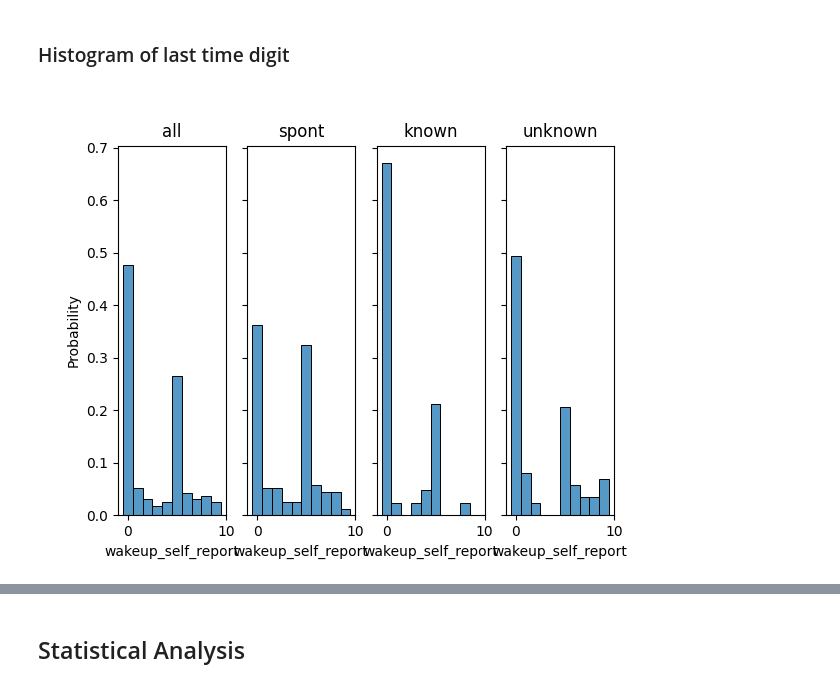
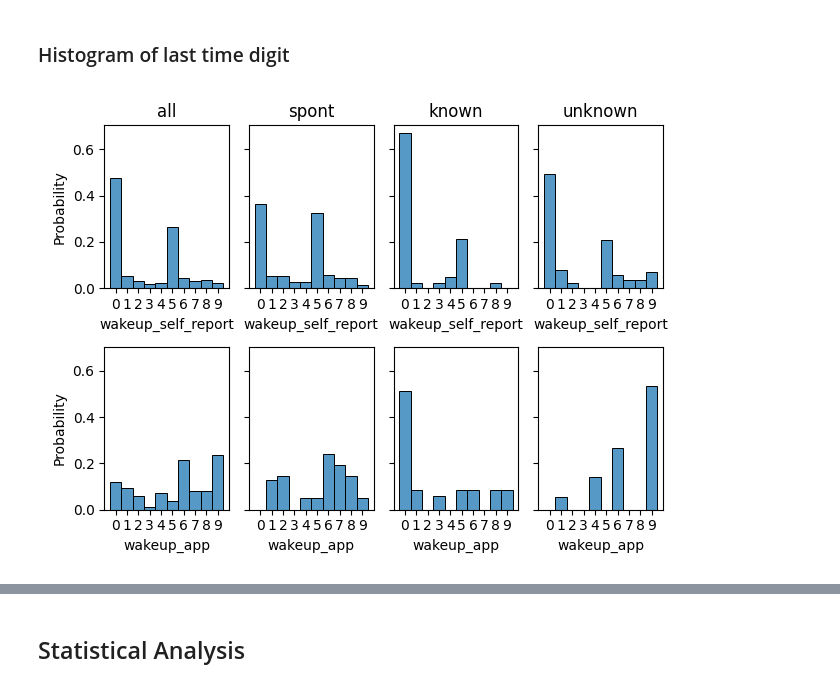
Before and after one commit to mad-lab-fau/carwatch-analysis, a Jupyter notebook: notebooks/analysis/App_Analysis.ipynb, the cells around one changed output, grey strips where cells are left out. Drawn from its saved outputs; the diff is of its cells as text; code cells hidden in the pictures.

Commit message:
added new plots

```diff
--- a/notebooks/analysis/App_Analysis.ipynb
+++ b/notebooks/analysis/App_Analysis.ipynb
@@ -114,11 +117,26 @@ spont_app = pd.to_timedelta(spont_app).apply(lambda x: x.seconds / 60 % 10)
 known_alarm_app = pd.to_timedelta(known_alarm_app).apply(lambda x: x.seconds / 60 % 10)
 unknown_alarm_app = pd.to_timedelta(unknown_alarm_app).apply(lambda x: x.seconds / 60 % 10)
 # %%
-fig, (ax0, ax1, ax2, ax3) = plt.subplots(1, 4, sharey = True)
-sns.histplot(all_sr,stat="probability", bins=10, binrange=[0,9], discrete=True, ax=ax0).set_title('all')
-sns.histplot(spont,stat="probability", bins=10, binrange=[0,9], discrete=True, ax=ax1).set_title('spont')
-sns.histplot(known_alarm,stat="probability", bins=10, binrange=[0,9], discrete=True, ax=ax2).set_title('known')
-sns.histplot(unknown_alarm,stat="probability", bins=10, binrange=[0,9], discrete=True, ax=ax3).set_title('unknown')
+fig, (axs0,axs1) = plt.subplots(2, 4, sharey = True)
+
+
+for ax in axs0:
+    ax.set_xticks(np.arange(0,10))
+for ax1 in axs1:
+    ax1.set_xticks(np.arange(0,10))
+
+sns.histplot(all_sr,stat="probability", bins=10, binrange=[0,9], discrete=True, ax=axs0[0]).set_title('all')
+sns.histplot(spont,stat="probability", bins=10, binrange=[0,9], discrete=True, ax=axs0[1]).set_title('spont')
+sns.histplot(known_alarm,stat="probability", bins=10, binrange=[0,9], discrete=True, ax=axs0[2]).set_title('known')
+sns.histplot(unknown_alarm,stat="probability", bins=10, binrange=[0,9], discrete=True, ax=axs0[3]).set_title('unknown')
+
+sns.histplot(all_app,stat="probability", bins=10, binrange=[0,9], discrete=True, ax=axs1[0])
+sns.histplot(spont_app,stat="probability", bins=10, binrange=[0,9], discrete=True, ax=axs1[1])
+sns.histplot(known_alarm_app,stat="probability", bins=10, binrange=[0,9], discrete=True, ax=axs1[2])
+sns.histplot(unknown_alarm_app,stat="probability", bins=10, binrange=[0,9], discrete=True, ax=axs1[3])
+
+fig.tight_layout()
+
 plt.show()
 # %% [output]
-[figure, old version]
+[figure, new version]
```
Also changed, not shown: parts of 4 cells of this notebook.
